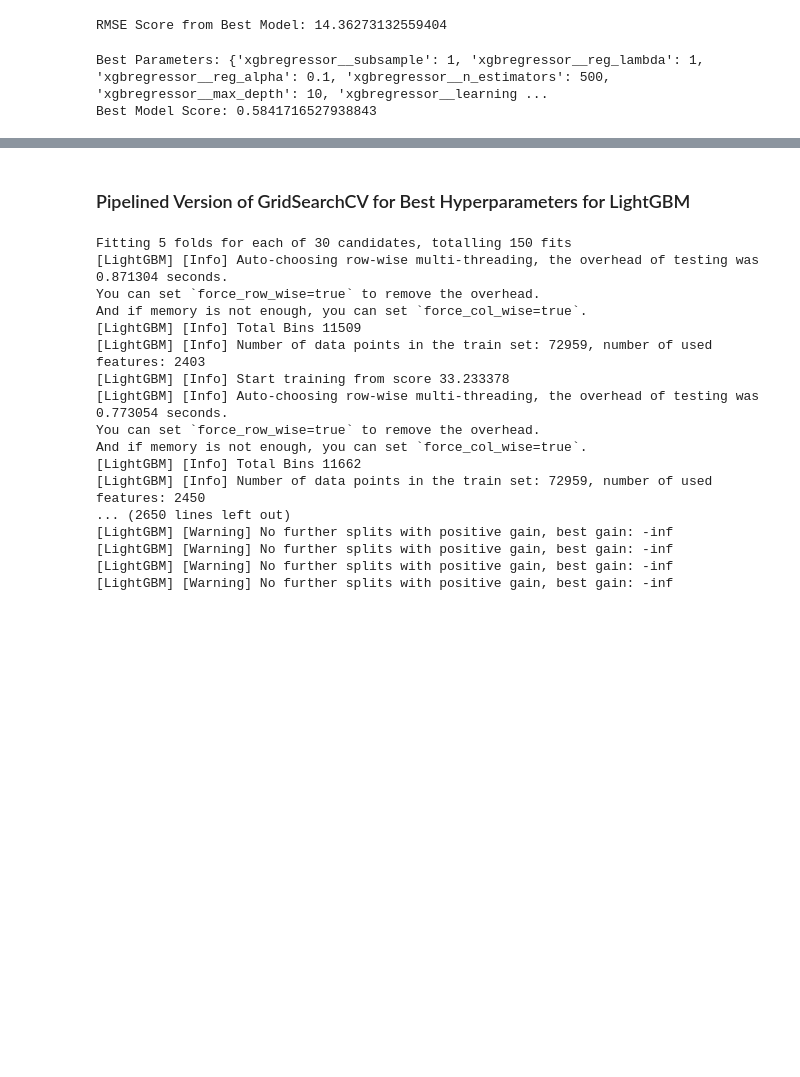
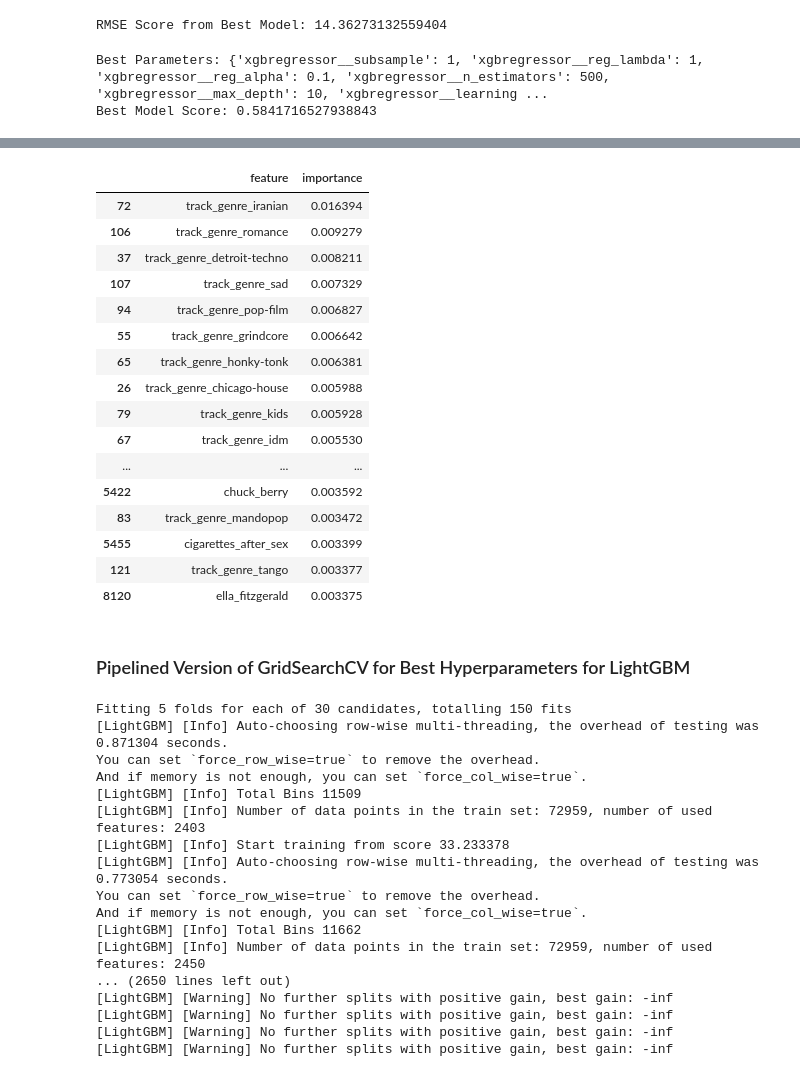
Before and after one commit to shreyamusini/song_popularity_dsc_148_final_project, a Jupyter notebook: eda_shreya.ipynb, the cells around one changed output, grey strips where cells are left out. Saved outputs shown, nothing was run; the diff lists cells and outputs as text; code cells hidden in the pictures; blank space fills up the shorter version.

```diff
--- a/eda_shreya.ipynb
+++ b/eda_shreya.ipynb
@@ -835,3 +970,26 @@ print(f'Best Model Score: {best_model_xgb.score(X_test, y_test)}')
 # %% [output]
 Best Parameters: {'xgbregressor__subsample': 1, 'xgbregressor__reg_lambda': 1, 'xgbregressor__reg_alpha': 0.1, 'xgbregressor__n_estimators': 500, 'xgbregressor__max_depth': 10, 'xgbregressor__learning ...
 Best Model Score: 0.5841716527938843
+# %%
+xg_best = best_model_xgb.named_steps['xgbregressor']
+column_transformer_xgb_1 = best_model_xgb.named_steps['columntransformer']
+
+
+numerical_cols_xgb_1 = X_train.select_dtypes(include=['number']).columns.tolist()
+categorical_transformer_xgb_1 = column_transformer_xgb_1.transformers_[1][1]
+encoded_feature_names_xgb_1 = categorical_transformer_xgb_1.named_steps['encode_cat'].get_feature_names_out()
+text_transformer_xgb_1 = column_transformer_xgb_1.transformers_[2][1]
+text_feature_names_xgb_1 = text_transformer_xgb_1.get_feature_names_out()
+
+all_feature_names_xgb_1 = numerical_cols_xgb_1 + list(encoded_feature_names_xgb_1) + list(text_feature_names_xgb_1)
+
+importances_xgb_1 = xg_best.feature_importances_
+
+feature_importance_df_xgb_1 = pd.DataFrame({
+    'feature': all_feature_names_xgb_1,
+    'importance': importances_xgb_1
+})
+
+feature_importance_df_xgb_1 = feature_importance_df_xgb_1.sort_values(by='importance', ascending=False)
+
+feature_importance_df_xgb_1.head(10)
@@ -838,3 +1008,23 @@ Best Model Score: 0.5841716527938843
+# %%
+feature_importance_df_xgb_1.head(20)
+# %% [output]
+|  | feature | importance |
+| 72 | track_genre_iranian | 0.016394 |
+| 106 | track_genre_romance | 0.009279 |
+| 37 | track_genre_detroit-techno | 0.008211 |
+| 107 | track_genre_sad | 0.007329 |
+| 94 | track_genre_pop-film | 0.006827 |
+| 55 | track_genre_grindcore | 0.006642 |
+| 65 | track_genre_honky-tonk | 0.006381 |
+| 26 | track_genre_chicago-house | 0.005988 |
+| 79 | track_genre_kids | 0.005928 |
+| 67 | track_genre_idm | 0.005530 |
+| ... | ... | ... |
+| 5422 | chuck_berry | 0.003592 |
+| 83 | track_genre_mandopop | 0.003472 |
+| 5455 | cigarettes_after_sex | 0.003399 |
+| 121 | track_genre_tango | 0.003377 |
+| 8120 | ella_fitzgerald | 0.003375 |
 # %% [markdown]
 ### Pipelined Version of GridSearchCV for Best Hyperparameters for LightGBM
 # %%
```
Also changed, not shown: parts of 13 cells of this notebook.
